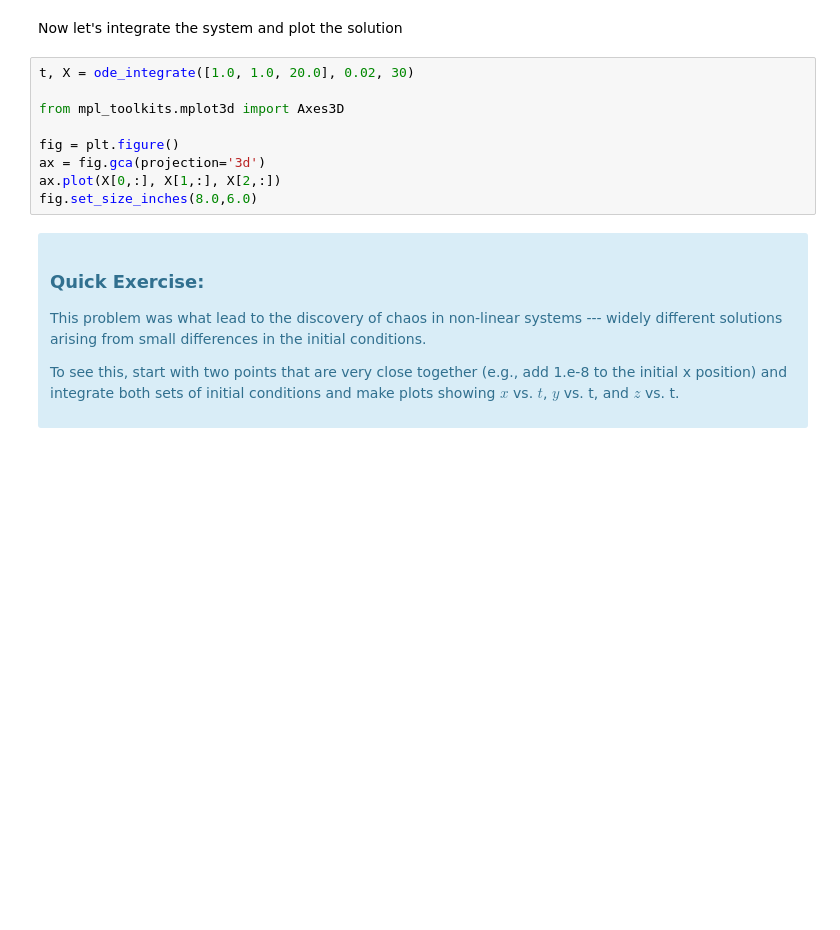
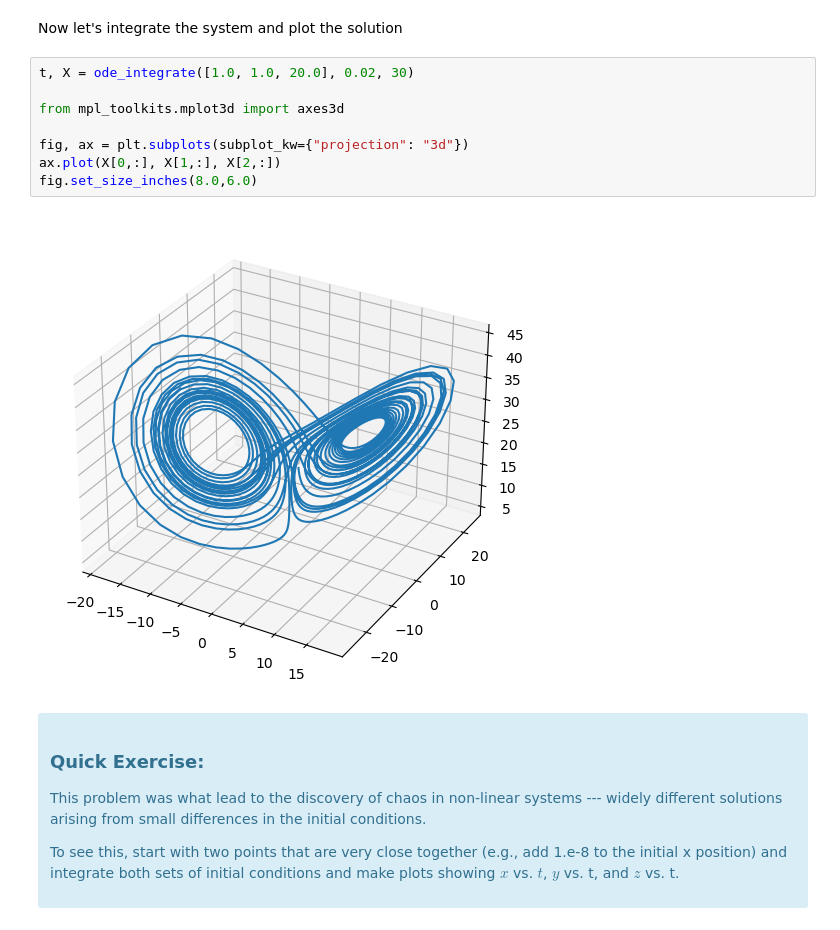
Before and after one commit to sbu-phy-ast-reu/reu-python-tutorial, a Jupyter notebook: content/05-python-scipy/scipy-basics.ipynb, the cells around one changed output. Drawn from its saved outputs; the diff is of its cells as text; blank space fills up the shorter version.

Commit message:
fix some plotting

```diff
--- a/content/05-python-scipy/scipy-basics.ipynb
+++ b/content/05-python-scipy/scipy-basics.ipynb
@@ -167,12 +203,13 @@ Now let's integrate the system and plot the solution
 # %%
 t, X = ode_integrate([1.0, 1.0, 20.0], 0.02, 30)
 
-from mpl_toolkits.mplot3d import Axes3D
+from mpl_toolkits.mplot3d import axes3d
 
-fig = plt.figure()
-ax = fig.gca(projection='3d')
+fig, ax = plt.subplots(subplot_kw={"projection": "3d"})
 ax.plot(X[0,:], X[1,:], X[2,:])
 fig.set_size_inches(8.0,6.0)
+# %% [output]
+[figure, added]
 # %% [markdown]
 <div class="alert alert-block alert-info"><h3><span class="fa fa-flash"></span> Quick Exercise:</h3>
 
```
Also changed, not shown: parts of 27 cells of this notebook.
